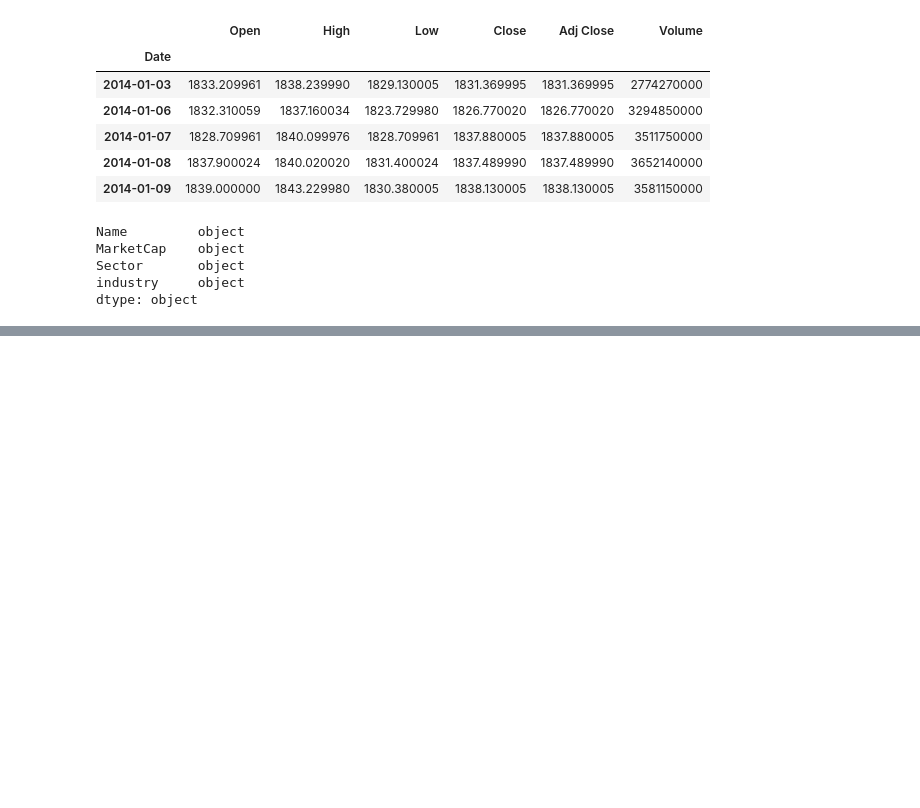
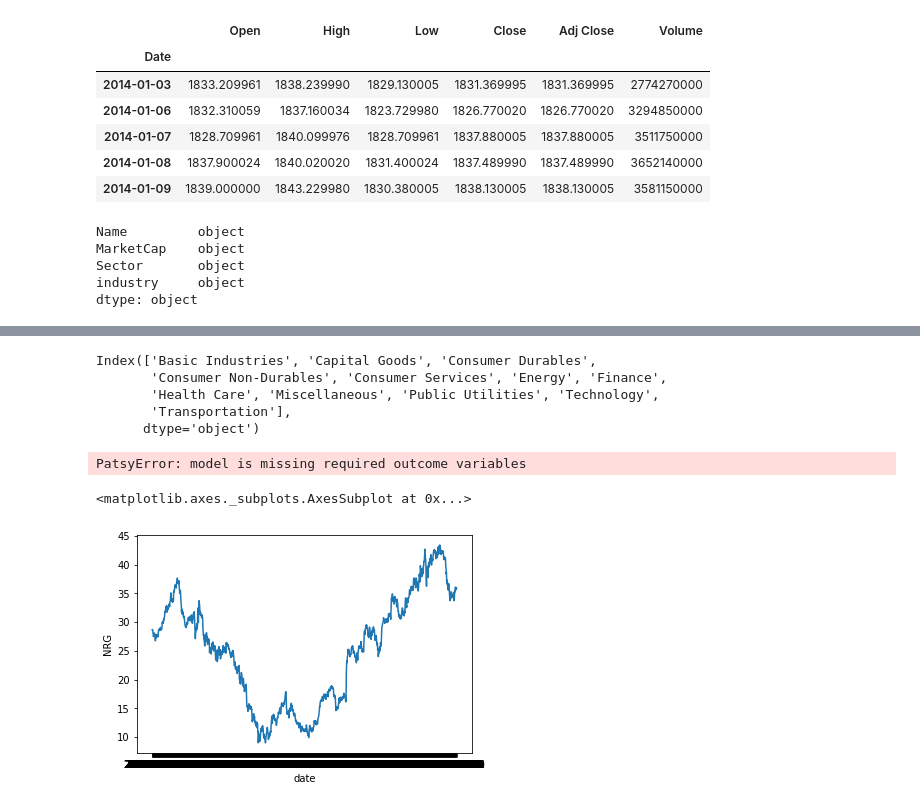
Before and after one commit to matt8955/mod-3-project, a Jupyter notebook: data_transformation.ipynb, the cells around one changed output, grey strips where cells are left out. Saved outputs shown, nothing was run; the diff lists cells and outputs as text; code cells hidden in the pictures; blank space fills up the shorter version.

```diff
--- a/data_transformation.ipynb
+++ b/data_transformation.ipynb
@@ -188,0 +370,8 @@ Warnings:
+# %%
+df.columns[10:22]
+# %% [output]
+Index(['Basic Industries', 'Capital Goods', 'Consumer Durables',
+       'Consumer Non-Durables', 'Consumer Services', 'Energy', 'Finance',
+       'Health Care', 'Miscellaneous', 'Public Utilities', 'Technology',
+       'Transportation'],
+      dtype='object')
@@ -188,0 +380,10 @@ Warnings:
+# %%
+model = smf.ols(y).fit()
+Table = sm.stats.anova_lm(model, typ=2)
+# %% [output]
+PatsyError: model is missing required outcome variables
+# %%
+sns.lineplot(x = df_prices.index, y = df_prices['NRG'])
+# %% [output]
+<matplotlib.axes._subplots.AxesSubplot at 0x...>
+[figure, added]
```
Also changed, not shown: parts of 53 cells of this notebook, 3 other files.
